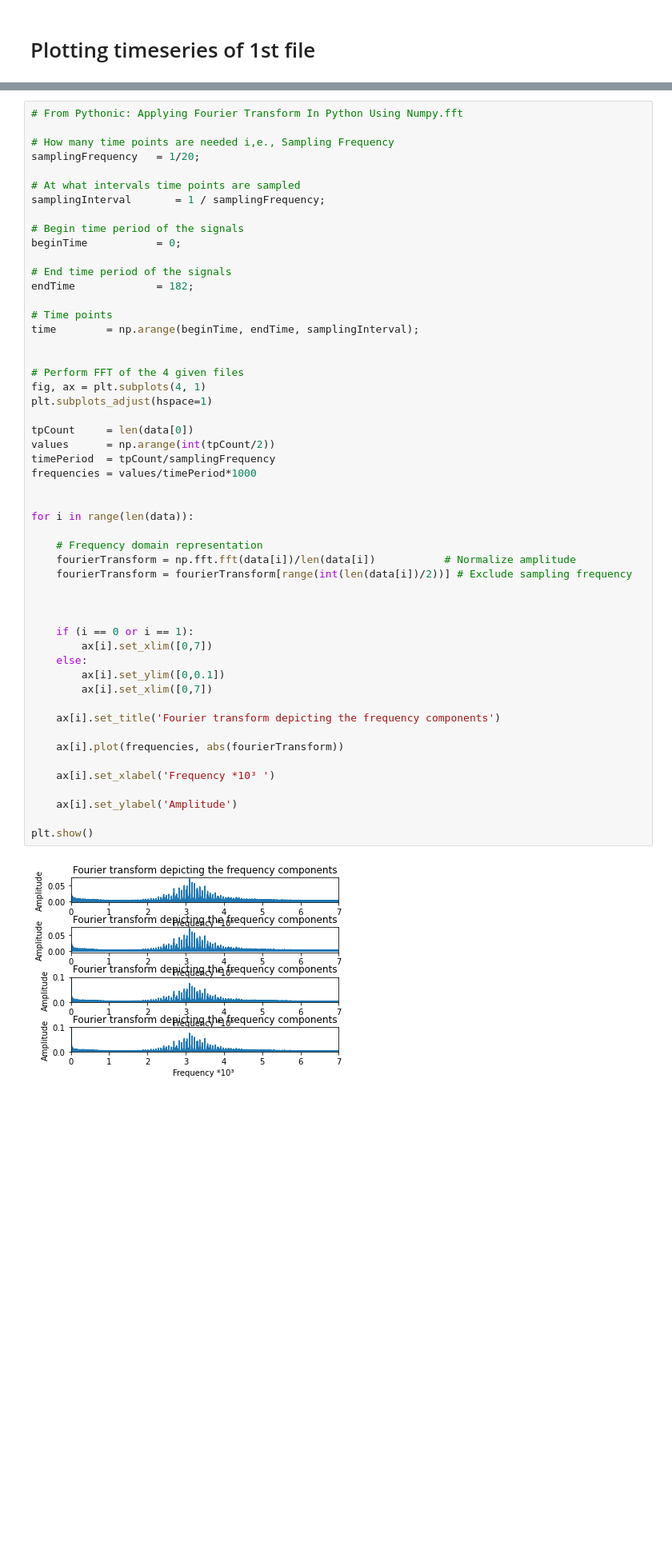
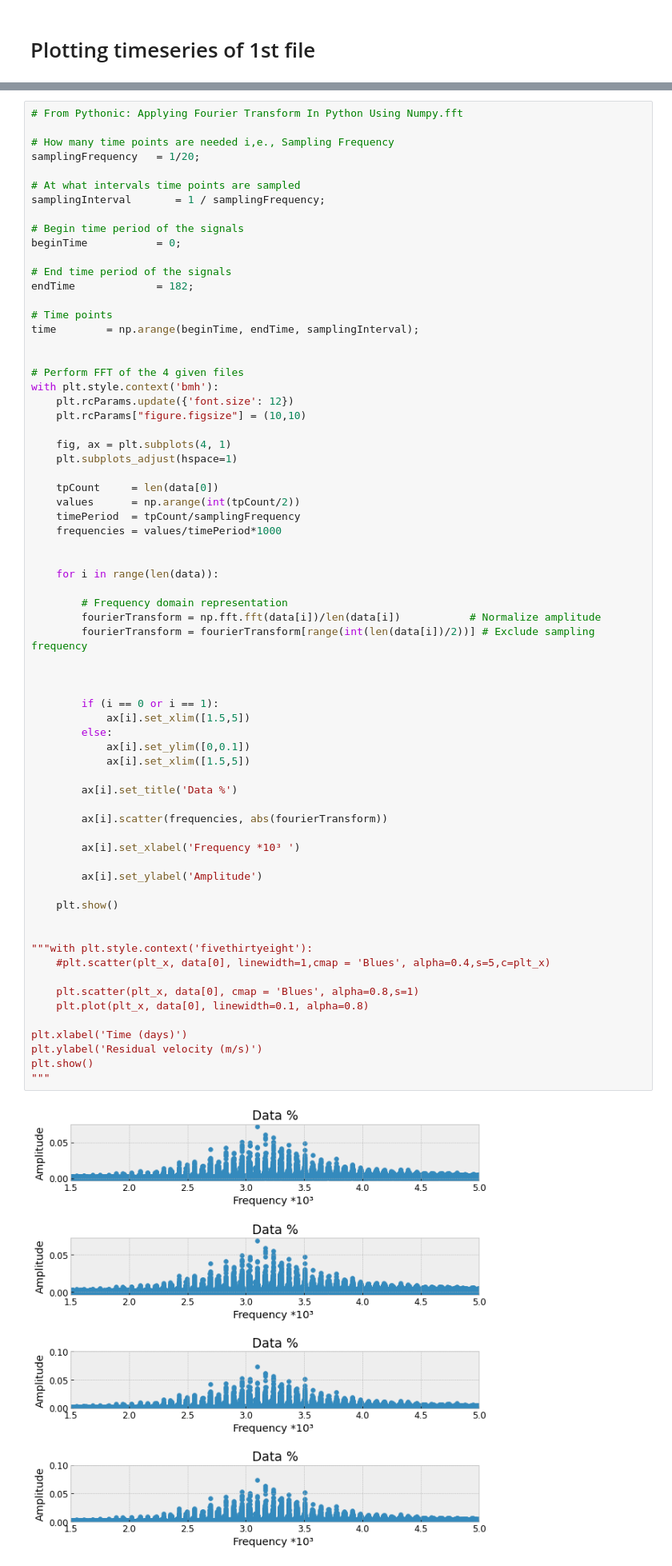
Before and after one commit to rita-png/astrophysics-laboratory, a Jupyter notebook: Sun.ipynb, the cells around one changed output, grey strips where cells are left out. Shown: that part at 80% size. Cells and saved outputs as stored; diff of their text form; blank space fills up the shorter version.

Commit message:
better looking plots

```diff
--- a/Sun.ipynb
+++ b/Sun.ipynb
@@ -132,50 +158,66 @@ plt.show()
 samplingFrequency   = 1/20;
 
 # At what intervals time points are sampled
 samplingInterval       = 1 / samplingFrequency;
 
 # Begin time period of the signals
 beginTime           = 0;
 
 # End time period of the signals
 endTime             = 182;
 
 # Time points
 time        = np.arange(beginTime, endTime, samplingInterval);
 
 
 # Perform FFT of the 4 given files
-fig, ax = plt.subplots(4, 1)
-plt.subplots_adjust(hspace=1)
+with plt.style.context('bmh'):
+    plt.rcParams.update({'font.size': 12})
+    plt.rcParams["figure.figsize"] = (10,10)
 
-tpCount     = len(data[0])
-values      = np.arange(int(tpCount/2))
-timePeriod  = tpCount/samplingFrequency
-frequencies = values/timePeriod*1000
+    fig, ax = plt.subplots(4, 1)
+    plt.subplots_adjust(hspace=1)
+
+    tpCount     = len(data[0])
+    values      = np.arange(int(tpCount/2))
+    timePeriod  = tpCount/samplingFrequency
+    frequencies = values/timePeriod*1000
 
 
-for i in range(len(data)):
+    for i in range(len(data)):
 
-    # Frequency domain representation
-    fourierTransform = np.fft.fft(data[i])/len(data[i])           # Normalize amplitude
-    fourierTransform = fourierTransform[range(int(len(data[i])/2))] # Exclude sampling frequency
+        # Frequency domain representation
+        fourierTransform = np.fft.fft(data[i])/len(data[i])           # Normalize amplitude
+        fourierTransform = fourierTransform[range(int(len(data[i])/2))] # Exclude sampling frequency
 
 
 
-    if (i == 0 or i == 1):
-        ax[i].set_xlim([0,7])
-    else:
-        ax[i].set_ylim([0,0.1])
-        ax[i].set_xlim([0,7])
+        if (i == 0 or i == 1):
+            ax[i].set_xlim([1.5,5])
+        else:
+            ax[i].set_ylim([0,0.1])
+            ax[i].set_xlim([1.5,5])
 
-    ax[i].set_title('Fourier transform depicting the frequency components')
+        ax[i].set_title('Data %')
 
-    ax[i].plot(frequencies, abs(fourierTransform))
+        ax[i].scatter(frequencies, abs(fourierTransform))
 
-    ax[i].set_xlabel('Frequency *10³ ')
+        ax[i].set_xlabel('Frequency *10³ ')
 
-    ax[i].set_ylabel('Amplitude')
+        ax[i].set_ylabel('Amplitude')
 
+    plt.show()
+
+
+"""with plt.style.context('fivethirtyeight'):
+    #plt.scatter(plt_x, data[0], linewidth=1,cmap = 'Blues', alpha=0.4,s=5,c=plt_x)
+
+    plt.scatter(plt_x, data[0], cmap = 'Blues', alpha=0.8,s=1)
+    plt.plot(plt_x, data[0], linewidth=0.1, alpha=0.8)
+
+plt.xlabel('Time (days)')
+plt.ylabel('Residual velocity (m/s)')
 plt.show()
+"""
 # %% [output]
-[figure, old version]
+[figure, new version]
```
Also changed, not shown: parts of 4 cells of this notebook.
